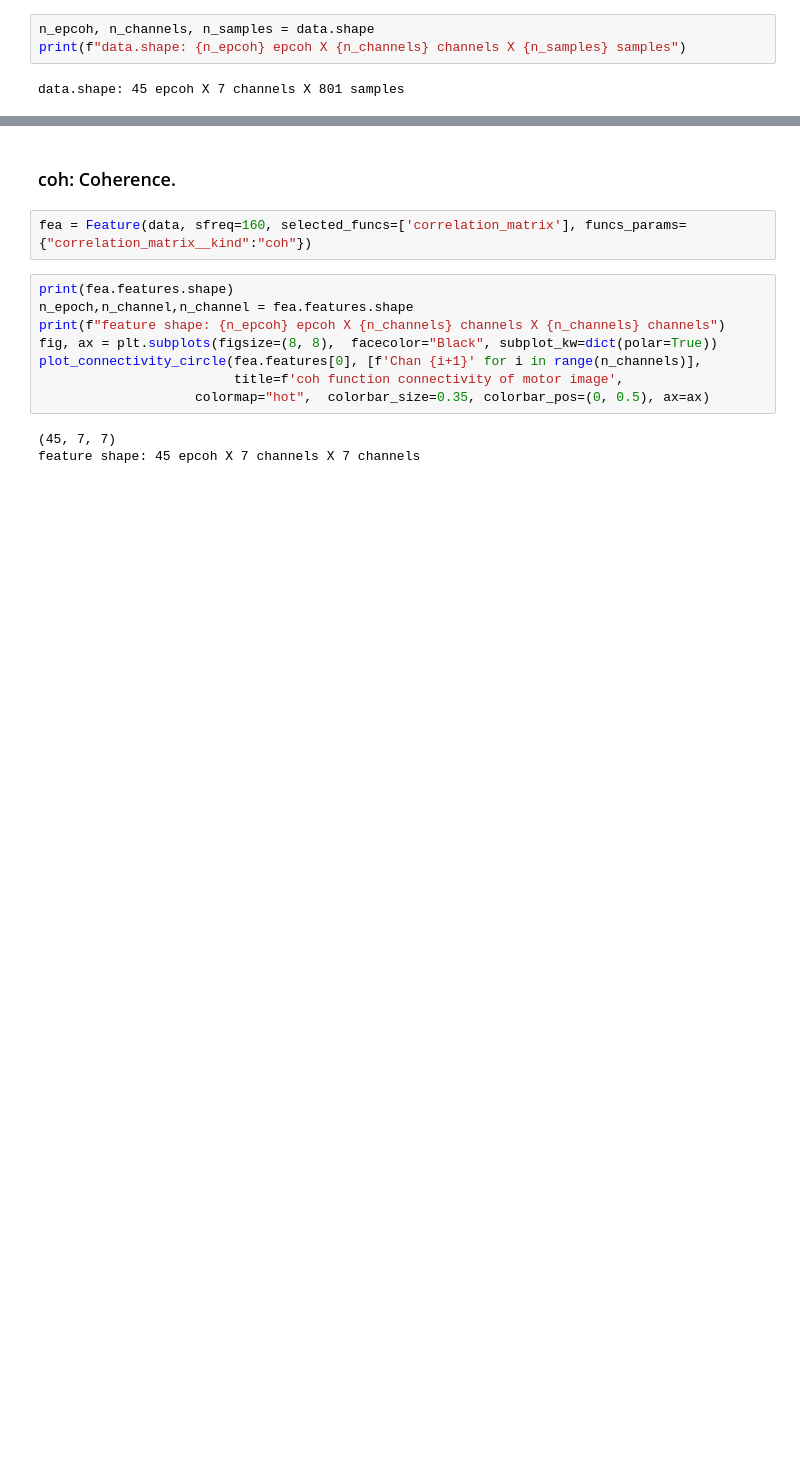
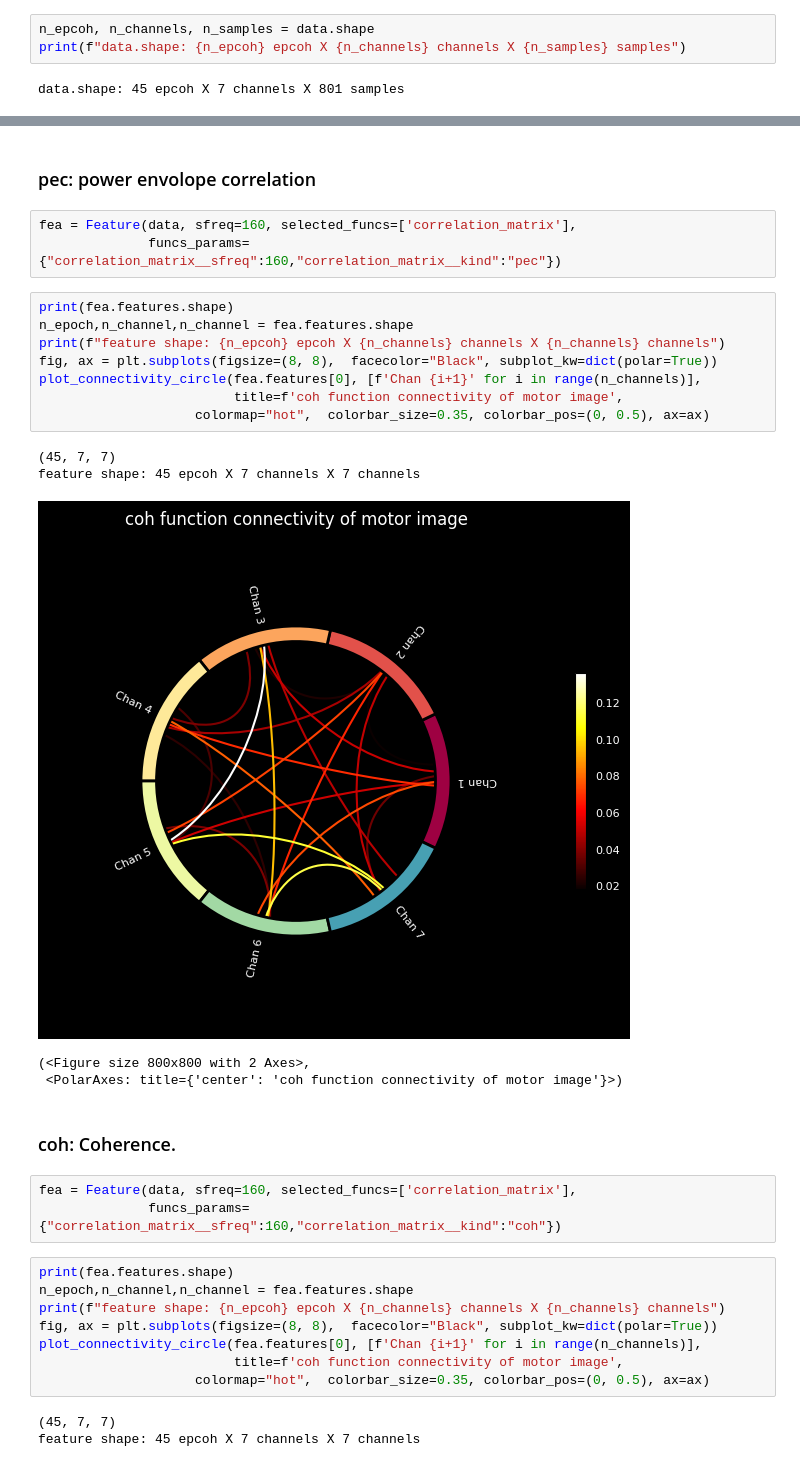
Before and after one commit to didi226/scut_eeg_feature, a Jupyter notebook: docs/source/example/connectivity.ipynb, the cells around one changed output, grey strips where cells are left out. Cells and saved outputs as stored; diff of their text form; blank space fills up the shorter version.

Commit message:
add power envolope correlation connectivity

```diff
--- a/docs/source/example/connectivity.ipynb
+++ b/docs/source/example/connectivity.ipynb
@@ -94,10 +122,30 @@ The function used to measure functional connection calls is `correlation_matrix`
 
 ### Reference
 [^1]: Gael Varoquaux, Flore Baronnet, Andreas Kleinschmidt, Pierre Fillard, and Bertrand Thirion. Detection of brain functional-connectivity difference in post-stroke patients using group-level covariance modeling. In Tianzi Jiang, Nassir Navab, Josien P. W. Pluim, and Max A. Viergever, editors, *Medical Image Computing and Computer-Assisted Intervention - MICCAI 2010*, Lecture Notes in Computer Science, 200–208. Berlin, Heidelberg, 2010. Springer. [doi:10/cn2h9c](https://link.springer.com/chapter/10.1007/978-3-642-15705-9_25).
+# %% [markdown]
+### pec: power envolope  correlation
+# %%
+fea = Feature(data, sfreq=160, selected_funcs=['correlation_matrix'],
+              funcs_params={"correlation_matrix__sfreq":160,"correlation_matrix__kind":"pec"})
+# %%
+print(fea.features.shape)
+n_epoch,n_channel,n_channel = fea.features.shape
+print(f"feature shape: {n_epcoh} epcoh X {n_channels} channels X {n_channels} channels")
+fig, ax = plt.subplots(figsize=(8, 8),  facecolor="Black", subplot_kw=dict(polar=True))
+plot_connectivity_circle(fea.features[0], [f'Chan {i+1}' for i in range(n_channels)],
+                         title=f'coh function connectivity of motor image',
+                    colormap="hot",  colorbar_size=0.35, colorbar_pos=(0, 0.5), ax=ax)
+# %% [output]
+(45, 7, 7)
+feature shape: 45 epcoh X 7 channels X 7 channels
+[figure, added]
+(<Figure size 800x800 with 2 Axes>,
+ <PolarAxes: title={'center': 'coh function connectivity of motor image'}>)
 # %% [markdown]
 ### coh: Coherence.
 # %%
-fea = Feature(data, sfreq=160, selected_funcs=['correlation_matrix'], funcs_params={"correlation_matrix__kind":"coh"})
+fea = Feature(data, sfreq=160, selected_funcs=['correlation_matrix'],
+              funcs_params={"correlation_matrix__sfreq":160,"correlation_matrix__kind":"coh"})
 # %%
 print(fea.features.shape)
 n_epoch,n_channel,n_channel = fea.features.shape
```
Also changed, not shown: parts of 4 cells of this notebook, 5 other files.
